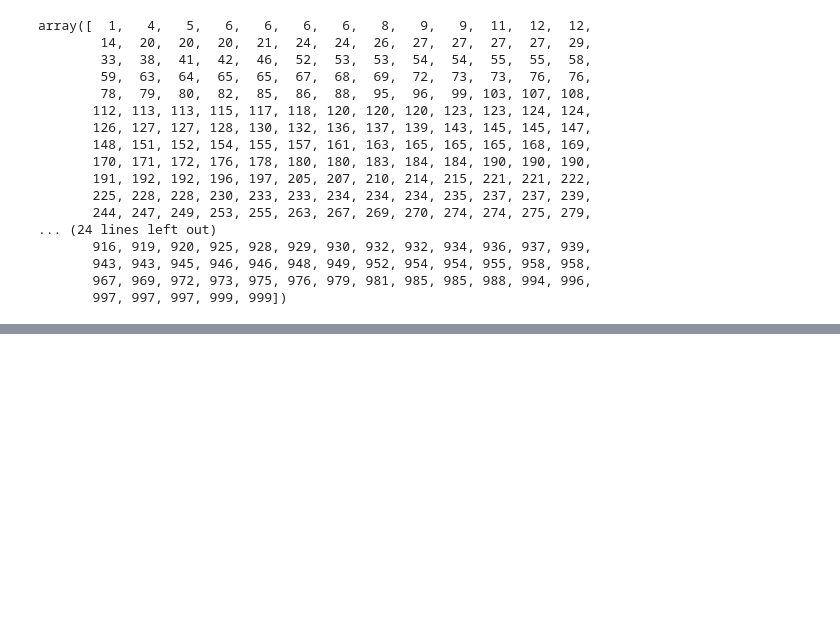
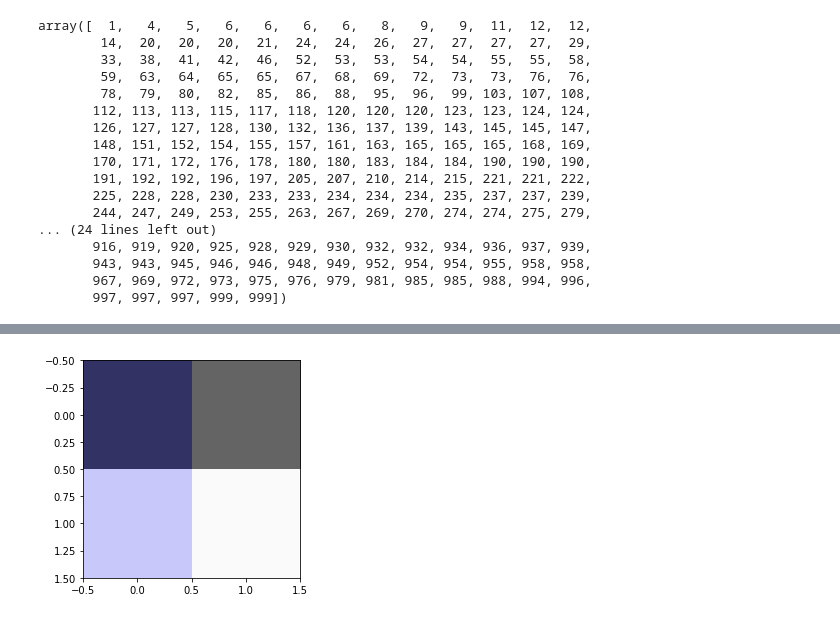
Before and after one commit to gregorylull/satellite-image-classification, a Jupyter notebook: scratch.ipynb, the cells around one changed output, grey strips where cells are left out. Saved outputs shown, nothing was run; the diff lists cells and outputs as text; code cells hidden in the pictures; blank space fills up the shorter version.

```diff
--- a/scratch.ipynb
+++ b/scratch.ipynb
@@ -223,0 +327,4 @@ array([  1,   4,   5,   6,   6,   6,   6,   8,   9,   9,  11,  12,  12,
+# %%
+plt.imshow(images[1]);
+# %% [output]
+[figure, added]
```
Also changed, not shown: parts of 29 cells of this notebook, 3 other files.
